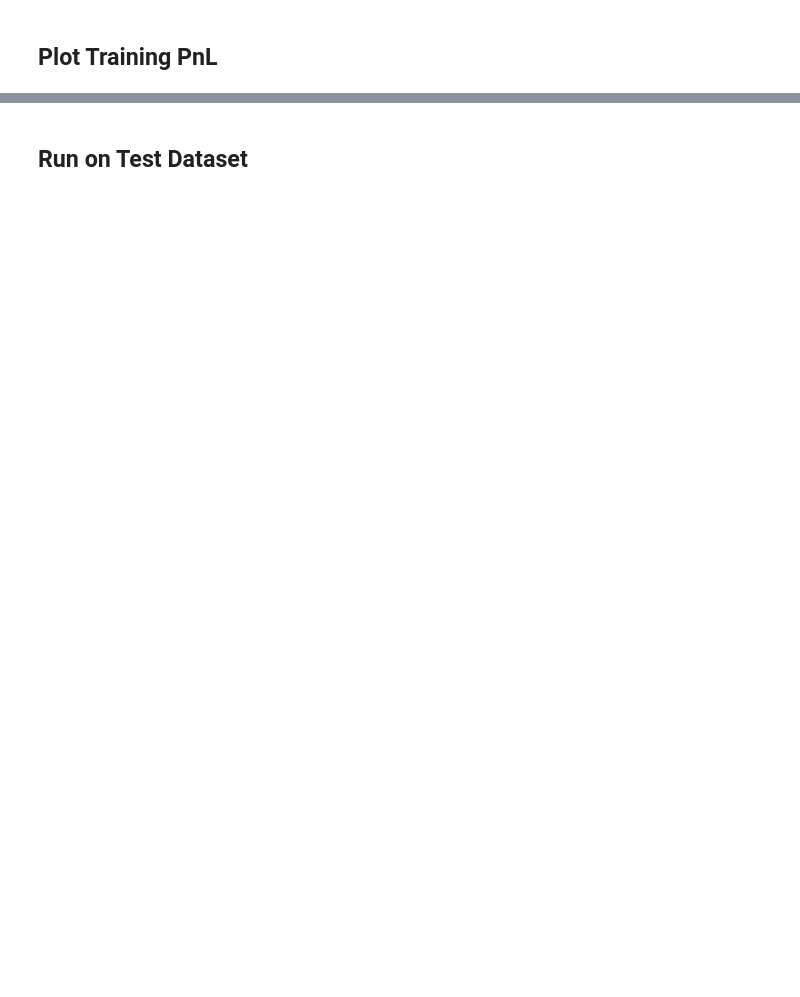
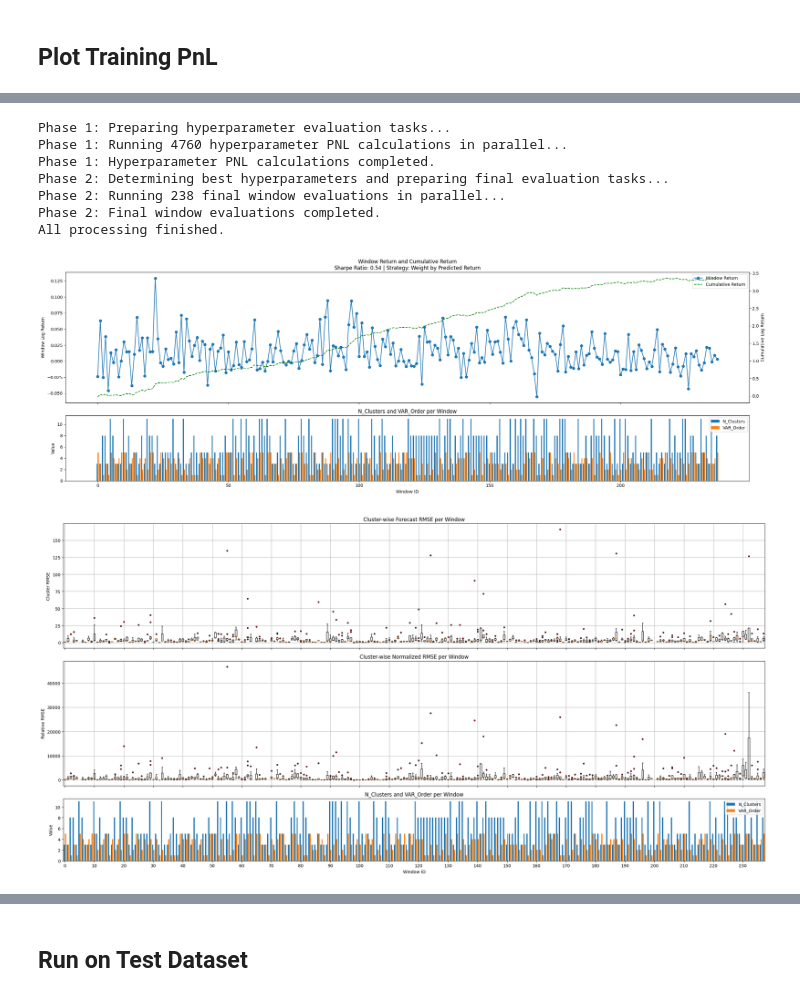
Before and after one commit to HK-Tan/ICAIF_25, a Jupyter notebook: New Code/Script/plot.ipynb, the cells around one changed output, grey strips where cells are left out. Drawn from its saved outputs; the diff is of its cells as text; code cells hidden in the pictures; blank space fills up the shorter version.

```diff
--- a/New Code/Script/plot.ipynb
+++ b/New Code/Script/plot.ipynb
@@ -287,0 +274,12 @@ plot_inwindow_errors(results_dict)
+# %%
+run_for_strategy_type("weighted")
+# %% [output]
+Phase 1: Preparing hyperparameter evaluation tasks...
+Phase 1: Running 4760 hyperparameter PNL calculations in parallel...
+Phase 1: Hyperparameter PNL calculations completed.
+Phase 2: Determining best hyperparameters and preparing final evaluation tasks...
+Phase 2: Running 238 final window evaluations in parallel...
+Phase 2: Final window evaluations completed.
+All processing finished.
+[figure, added]
+[figure, added]
```
Also changed, not shown: parts of 11 cells of this notebook, 3 other files.
